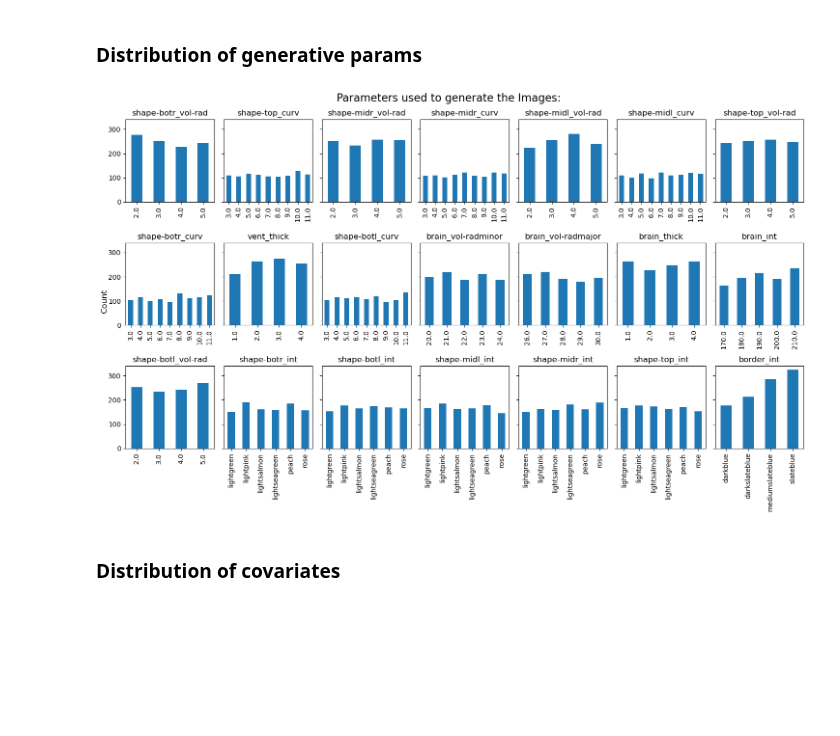
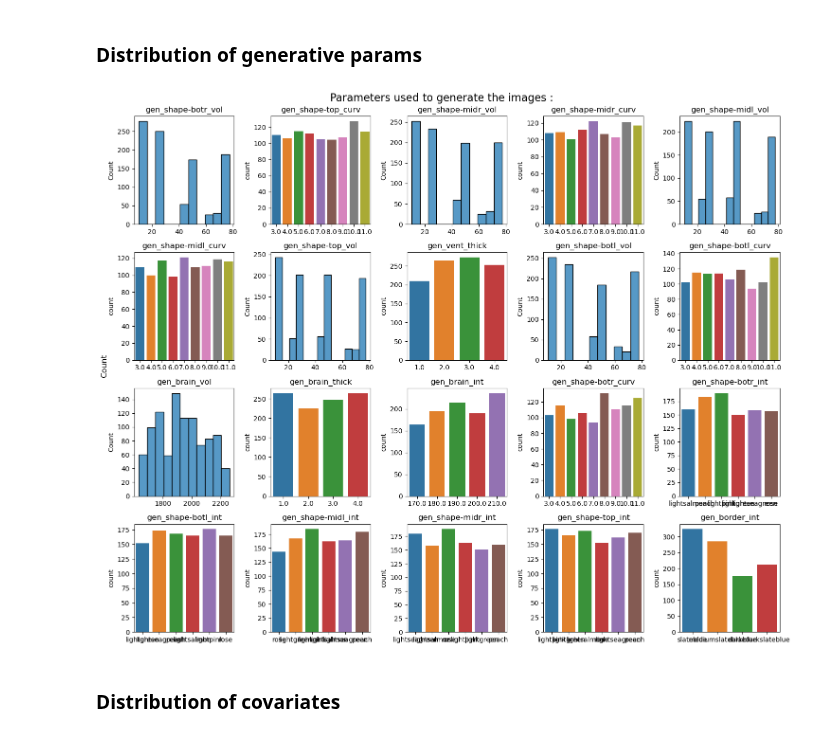
Before and after one commit to RoshanRane/toybrains, a Jupyter notebook: create_toybrains.ipynb, the cells around one changed output. Saved outputs shown, nothing was run; the diff lists cells and outputs as text; code cells hidden in the pictures; blank space fills up the shorter version.

Commit message:
added a plotting function for gen variables

```diff
--- a/create_toybrains.ipynb
+++ b/create_toybrains.ipynb
@@ -68,24 +95,11 @@ memory usage: 195.3+ KB
 # %% [markdown]
 ### Distribution of generative params
 # %%
-# sort dataframe cols by dtypes
-cols = df.filter(like='gen_').dtypes.sort_values().index
-
-f,axes = plt.subplots(len(cols)//7, 7, figsize=(15,3*len(cols)//7),
-                      sharey=True)
-axes = axes.ravel()
-f.suptitle("Parameters used to generate the Images:", fontsize=16)
-f.supylabel("Count")
-
-for i,col in enumerate(cols):
-    ax = axes[i]
-    df[col].value_counts().sort_index().plot.bar(ax=ax,
-            title=col.replace('gen_',''))
-
-plt.tight_layout()
+# get all column names starting with 'gen_'
+plot_col_dists(df.filter(regex='^gen_'), title="Parameters used to generate the images :")
 plt.show()
 # %% [output]
-[figure, old version]
+[figure, new version]
 # %% [markdown]
 ### Distribution of covariates
 # %%
```
Also changed, not shown: parts of 6 cells of this notebook, 1 other file.
